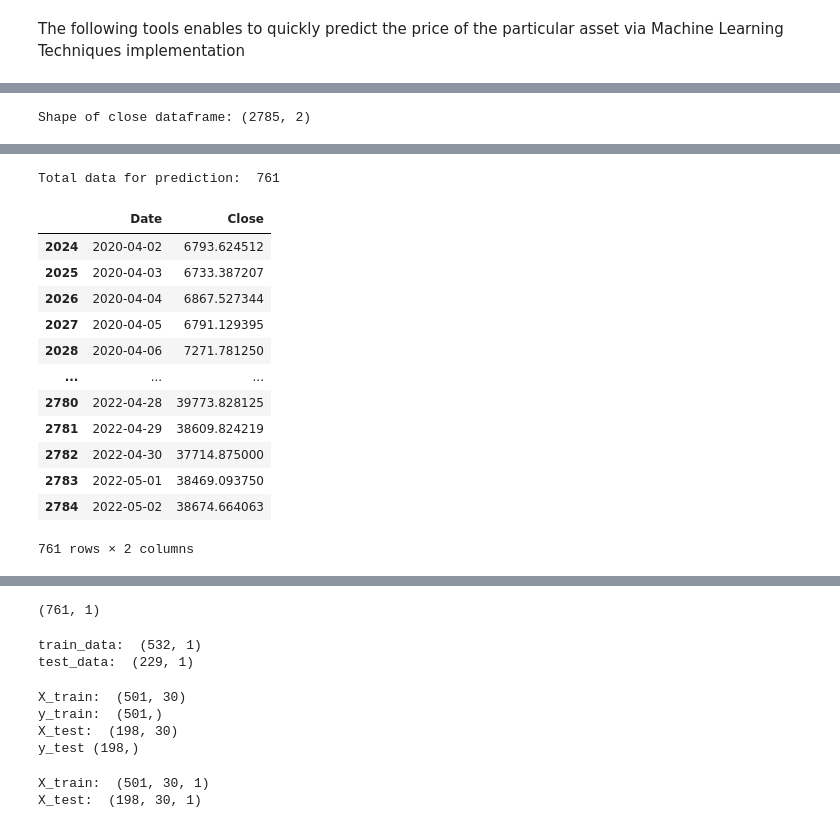
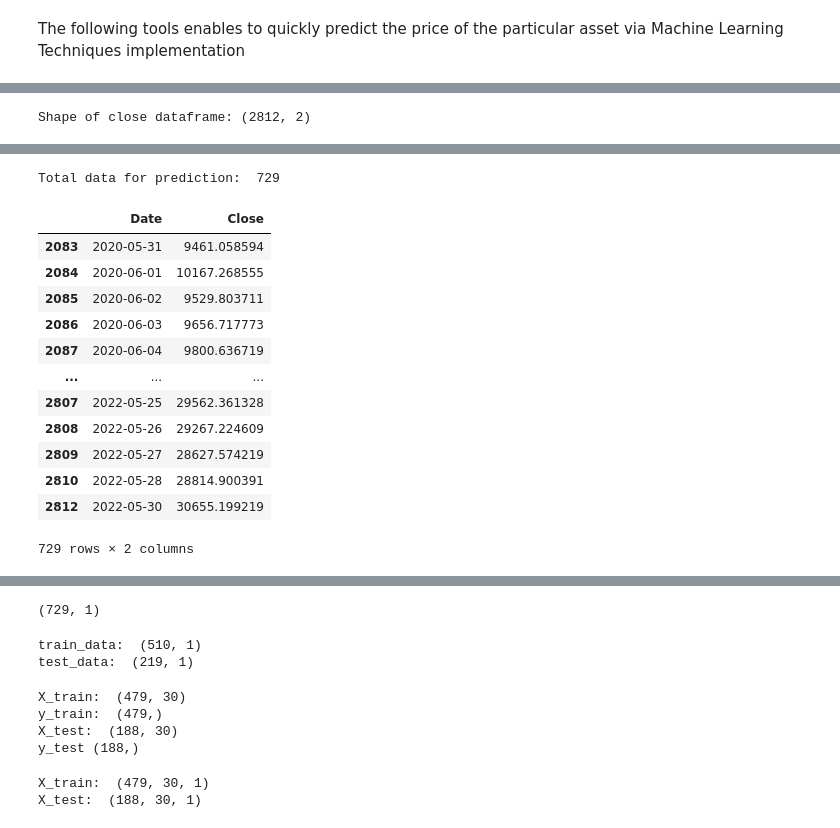
Before and after one commit to Michaelzats/Crypto-Predictor, a Jupyter notebook: Crypto_predictor.ipynb, the cells around one changed output, grey strips where cells are left out. Saved outputs shown, nothing was run; the diff lists cells and outputs as text; code cells hidden in the pictures.

```diff
--- a/Crypto_predictor.ipynb
+++ b/Crypto_predictor.ipynb
@@ -40,7 +40,7 @@ from plotly.subplots import make_subplots
 # Note it should be in same dir
 
 
-maindf=pd.read_csv('BTC-USD (1).csv')
+maindf=pd.read_csv('BTC-USD.csv')
 # %%
 print('Total number of days present in the dataset: ',maindf.shape[0])
 print('Total number of fields present in the dataset: ',maindf.shape[1])
@@ -104,7 +104,7 @@ print('Null Values:',maindf.isnull().values.sum())
 print('NA values:',maindf.isnull().values.any())
 
 # If dataset had null values
-# maindf=maindf.dropna()
-# print('Null Values:',maindf.isnull().values.sum())
-# print('NA values:',maindf.isnull().values.any())
+maindf=maindf.dropna()
+print('Null Values:',maindf.isnull().values.sum())
+print('NA values:',maindf.isnull().values.any())
 # %% [output]
@@ -185,7 +187,7 @@ fig.show()
 closedf = maindf[['Date','Close']]
 print("Shape of close dataframe:", closedf.shape)
 # %% [output]
-Shape of close dataframe: (2785, 2)
+Shape of close dataframe: (2812, 2)
 # %%
 fig = px.line(closedf, x=closedf.Date, y=closedf.Close,labels={'date':'Date','close':'Close Stock'})
 fig.update_traces(marker_line_width=2, opacity=0.8, marker_line_color='orange')
@@ -199,25 +201,25 @@ fig.show()
 # %%
 # Data of just 2 Year
 
-closedf = closedf[closedf['Date'] > '2020-04-01']
+closedf = closedf[closedf['Date'] > '2020-05-30']
 close_stock = closedf.copy()
 print("Total data for prediction: ",closedf.shape[0])
 closedf
 # %% [output]
-Total data for prediction:  761
+Total data for prediction:  729
 |  | Date | Close |
-| 2024 | 2020-04-02 | 6793.624512 |
-| 2025 | 2020-04-03 | 6733.387207 |
-| 2026 | 2020-04-04 | 6867.527344 |
-| 2027 | 2020-04-05 | 6791.129395 |
-| 2028 | 2020-04-06 | 7271.781250 |
+| 2083 | 2020-05-31 | 9461.058594 |
+| 2084 | 2020-06-01 | 10167.268555 |
+| 2085 | 2020-06-02 | 9529.803711 |
+| 2086 | 2020-06-03 | 9656.717773 |
+| 2087 | 2020-06-04 | 9800.636719 |
 | ... | ... | ... |
-| 2780 | 2022-04-28 | 39773.828125 |
-| 2781 | 2022-04-29 | 38609.824219 |
-| 2782 | 2022-04-30 | 37714.875000 |
-| 2783 | 2022-05-01 | 38469.093750 |
-| 2784 | 2022-05-02 | 38674.664063 |
+| 2807 | 2022-05-25 | 29562.361328 |
+| 2808 | 2022-05-26 | 29267.224609 |
+| 2809 | 2022-05-27 | 28627.574219 |
+| 2810 | 2022-05-28 | 28814.900391 |
+| 2812 | 2022-05-30 | 30655.199219 |
-761 rows × 2 columns
+729 rows × 2 columns
 # %%
 fig = px.line(closedf, x=closedf.Date, y=closedf.Close,labels={'date':'Date','close':'Close Stock'})
 fig.update_traces(marker_line_width=2, opacity=0.8, marker_line_color='orange')
@@ -236,7 +238,7 @@ scaler=MinMaxScaler(feature_range=(0,1))
 closedf=scaler.fit_transform(np.array(closedf).reshape(-1,1))
 print(closedf.shape)
 # %% [output]
-(761, 1)
+(729, 1)
 # %%
 # we keep the training set as 70% and 40% testing set
 
@@ -246,8 +248,8 @@ train_data,test_data=closedf[0:training_size,:],closedf[training_size:len(closed
 print("train_data: ", train_data.shape)
 print("test_data: ", test_data.shape)
 # %% [output]
-train_data:  (532, 1)
-test_data:  (229, 1)
+train_data:  (510, 1)
+test_data:  (219, 1)
 # %%
 # convert an array of values into a dataset matrix
 
@@ -268,10 +270,10 @@ print("y_train: ", y_train.shape)
 print("X_test: ", X_test.shape)
 print("y_test", y_test.shape)
 # %% [output]
-X_train:  (501, 30)
-y_train:  (501,)
-X_test:  (198, 30)
-y_test (198,)
+X_train:  (479, 30)
+y_train:  (479,)
+X_test:  (188, 30)
+y_test (188,)
 # %%
 # reshape input to be [samples, time steps, features] which is required for LSTM
 X_train =X_train.reshape(X_train.shape[0],X_train.shape[1] , 1)
@@ -280,8 +282,8 @@ X_test = X_test.reshape(X_test.shape[0],X_test.shape[1] , 1)
 print("X_train: ", X_train.shape)
 print("X_test: ", X_test.shape)
 # %% [output]
-X_train:  (501, 30, 1)
-X_test:  (198, 30, 1)
+X_train:  (479, 30, 1)
+X_test:  (188, 30, 1)
 # %%
 # Actuall Model Building
 model=Sequential()
```
Also changed, not shown: parts of 20 cells of this notebook.
